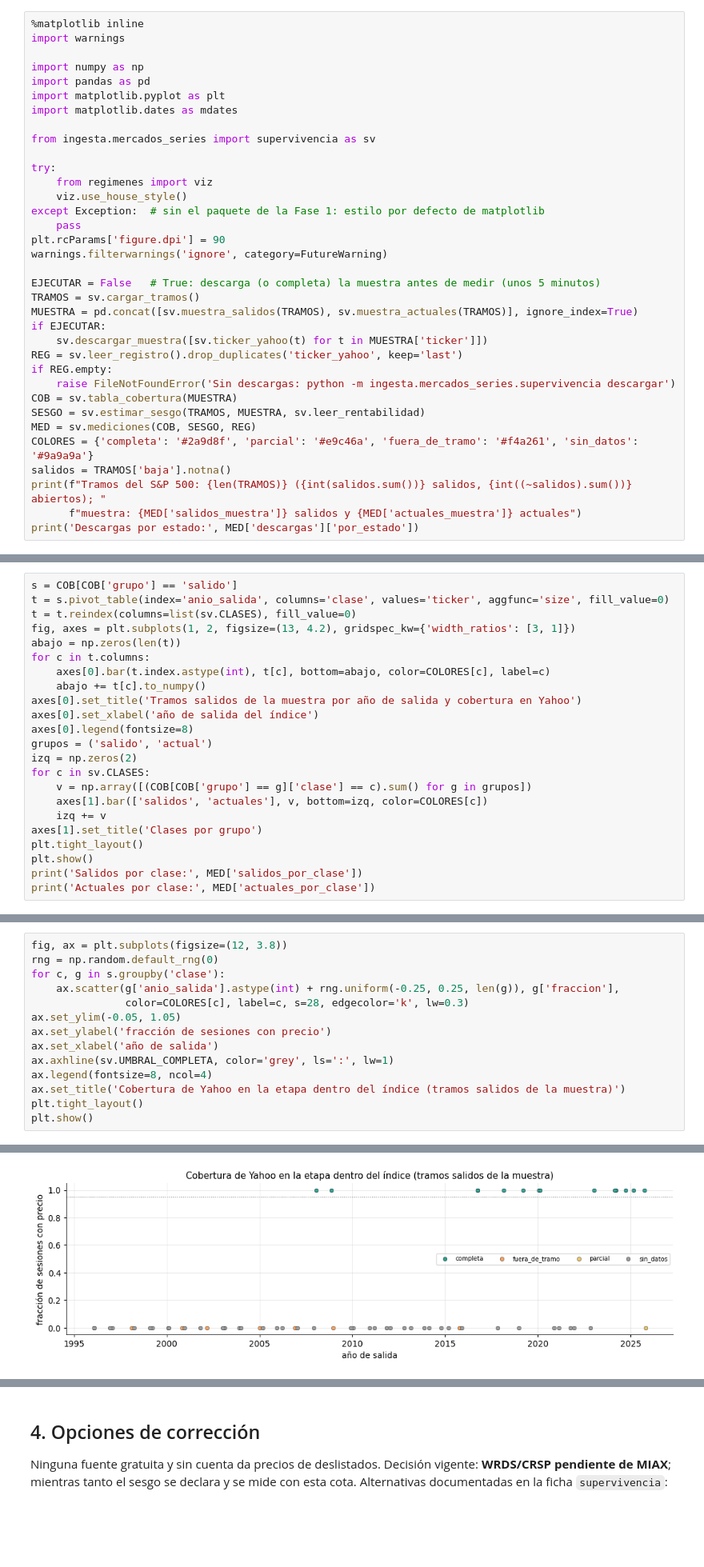
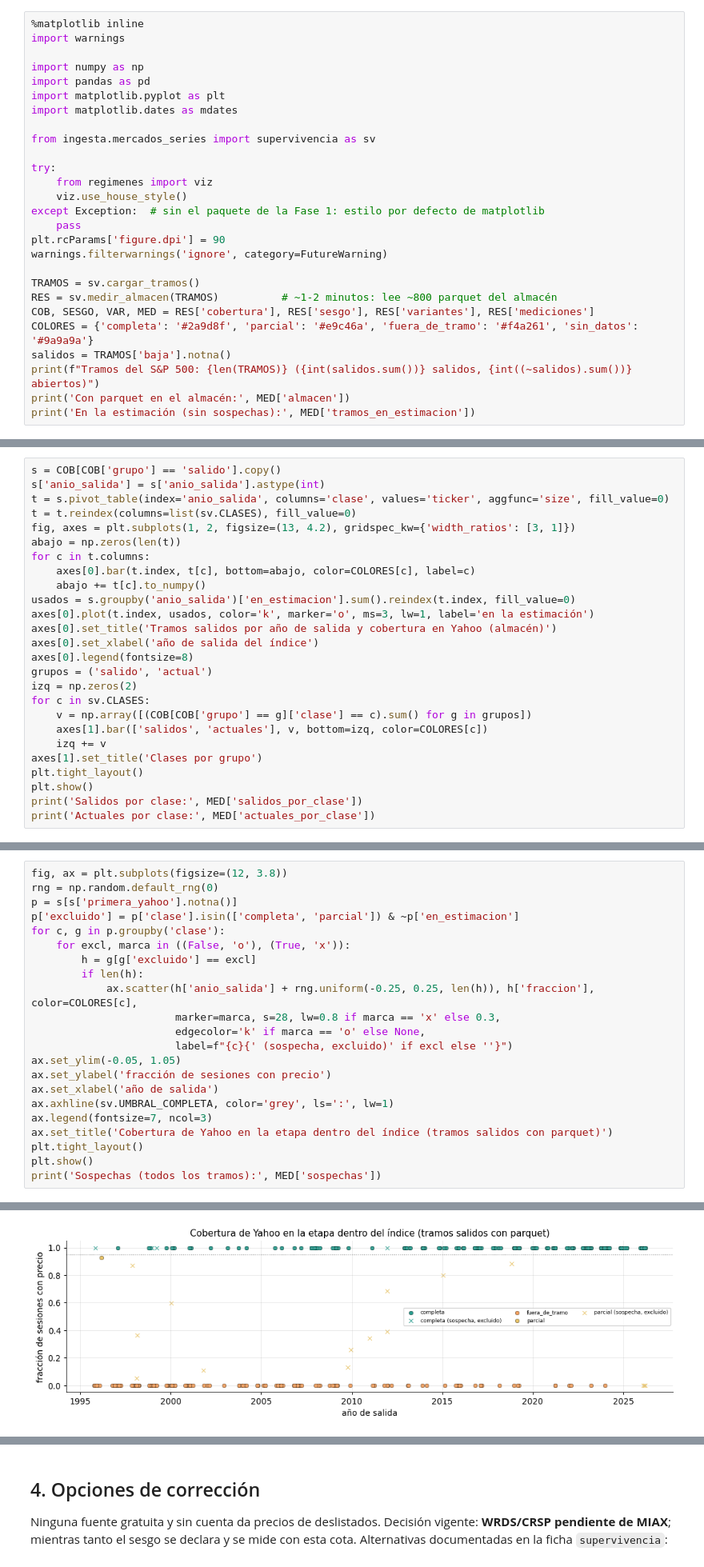
Before and after one commit to Romequinco/PRUEBAS_DETECCION_REGIMENES_DE_MERCADO_TFM, a Jupyter notebook: notebooks/fase2/mercados_series/07_supervivencia.ipynb, the cells around one changed output, grey strips where cells are left out. Shown at 80% size. Drawn from its saved outputs; the diff is of its cells as text; blank space fills up the shorter version.

```diff
--- a/notebooks/fase2/mercados_series/07_supervivencia.ipynb
+++ b/notebooks/fase2/mercados_series/07_supervivencia.ipynb
@@ -33,20 +35,12 @@ except Exception:  # sin el paquete de la Fase 1: estilo por defecto de matplotl
 plt.rcParams['figure.dpi'] = 90
 warnings.filterwarnings('ignore', category=FutureWarning)
 
-EJECUTAR = False   # True: descarga (o completa) la muestra antes de medir (unos 5 minutos)
 TRAMOS = sv.cargar_tramos()
-MUESTRA = pd.concat([sv.muestra_salidos(TRAMOS), sv.muestra_actuales(TRAMOS)], ignore_index=True)
-if EJECUTAR:
-    sv.descargar_muestra([sv.ticker_yahoo(t) for t in MUESTRA['ticker']])
-REG = sv.leer_registro().drop_duplicates('ticker_yahoo', keep='last')
-if REG.empty:
-    raise FileNotFoundError('Sin descargas: python -m ingesta.mercados_series.supervivencia descargar')
-COB = sv.tabla_cobertura(MUESTRA)
-SESGO = sv.estimar_sesgo(TRAMOS, MUESTRA, sv.leer_rentabilidad)
-MED = sv.mediciones(COB, SESGO, REG)
+RES = sv.medir_almacen(TRAMOS)          # ~1-2 minutos: lee ~800 parquet del almacén
+COB, SESGO, VAR, MED = RES['cobertura'], RES['sesgo'], RES['variantes'], RES['mediciones']
 COLORES = {'completa': '#2a9d8f', 'parcial': '#e9c46a', 'fuera_de_tramo': '#f4a261', 'sin_datos': '#9a9a9a'}
 salidos = TRAMOS['baja'].notna()
-print(f"Tramos del S&P 500: {len(TRAMOS)} ({int(salidos.sum())} salidos, {int((~salidos).sum())} abiertos); "
-      f"muestra: {MED['salidos_muestra']} salidos y {MED['actuales_muestra']} actuales")
-print('Descargas por estado:', MED['descargas']['por_estado'])
+print(f"Tramos del S&P 500: {len(TRAMOS)} ({int(salidos.sum())} salidos, {int((~salidos).sum())} abiertos)")
+print('Con parquet en el almacén:', MED['almacen'])
+print('En la estimación (sin sospechas):', MED['tramos_en_estimacion'])
 # %% [output]
@@ -61,13 +57,16 @@ empresa que reutiliza el ticker) y `sin_datos` (deslistado: Yahoo no devuelve na
 # %%
-s = COB[COB['grupo'] == 'salido']
+s = COB[COB['grupo'] == 'salido'].copy()
+s['anio_salida'] = s['anio_salida'].astype(int)
 t = s.pivot_table(index='anio_salida', columns='clase', values='ticker', aggfunc='size', fill_value=0)
 t = t.reindex(columns=list(sv.CLASES), fill_value=0)
 fig, axes = plt.subplots(1, 2, figsize=(13, 4.2), gridspec_kw={'width_ratios': [3, 1]})
 abajo = np.zeros(len(t))
 for c in t.columns:
-    axes[0].bar(t.index.astype(int), t[c], bottom=abajo, color=COLORES[c], label=c)
+    axes[0].bar(t.index, t[c], bottom=abajo, color=COLORES[c], label=c)
     abajo += t[c].to_numpy()
-axes[0].set_title('Tramos salidos de la muestra por año de salida y cobertura en Yahoo')
+usados = s.groupby('anio_salida')['en_estimacion'].sum().reindex(t.index, fill_value=0)
+axes[0].plot(t.index, usados, color='k', marker='o', ms=3, lw=1, label='en la estimación')
+axes[0].set_title('Tramos salidos por año de salida y cobertura en Yahoo (almacén)')
 axes[0].set_xlabel('año de salida del índice')
 axes[0].legend(fontsize=8)
 grupos = ('salido', 'actual')
@@ -107,15 +113,23 @@ acumulan compras, quiebras y tickers reutilizados.
 # %%
 fig, ax = plt.subplots(figsize=(12, 3.8))
 rng = np.random.default_rng(0)
-for c, g in s.groupby('clase'):
-    ax.scatter(g['anio_salida'].astype(int) + rng.uniform(-0.25, 0.25, len(g)), g['fraccion'],
-               color=COLORES[c], label=c, s=28, edgecolor='k', lw=0.3)
+p = s[s['primera_yahoo'].notna()]
+p['excluido'] = p['clase'].isin(['completa', 'parcial']) & ~p['en_estimacion']
+for c, g in p.groupby('clase'):
+    for excl, marca in ((False, 'o'), (True, 'x')):
+        h = g[g['excluido'] == excl]
+        if len(h):
+            ax.scatter(h['anio_salida'] + rng.uniform(-0.25, 0.25, len(h)), h['fraccion'], color=COLORES[c],
+                       marker=marca, s=28, lw=0.8 if marca == 'x' else 0.3,
+                       edgecolor='k' if marca == 'o' else None,
+                       label=f"{c}{' (sospecha, excluido)' if excl else ''}")
 ax.set_ylim(-0.05, 1.05)
 ax.set_ylabel('fracción de sesiones con precio')
 ax.set_xlabel('año de salida')
 ax.axhline(sv.UMBRAL_COMPLETA, color='grey', ls=':', lw=1)
-ax.legend(fontsize=8, ncol=4)
-ax.set_title('Cobertura de Yahoo en la etapa dentro del índice (tramos salidos de la muestra)')
+ax.legend(fontsize=7, ncol=3)
+ax.set_title('Cobertura de Yahoo en la etapa dentro del índice (tramos salidos con parquet)')
 plt.tight_layout()
 plt.show()
+print('Sospechas (todos los tramos):', MED['sospechas'])
 # %% [output]
@@ -122 +141 @@ plt.show()
-[figure, old version]
+[figure, new version]
```
Also changed, not shown: parts of 17 cells of this notebook, 5 other files.
